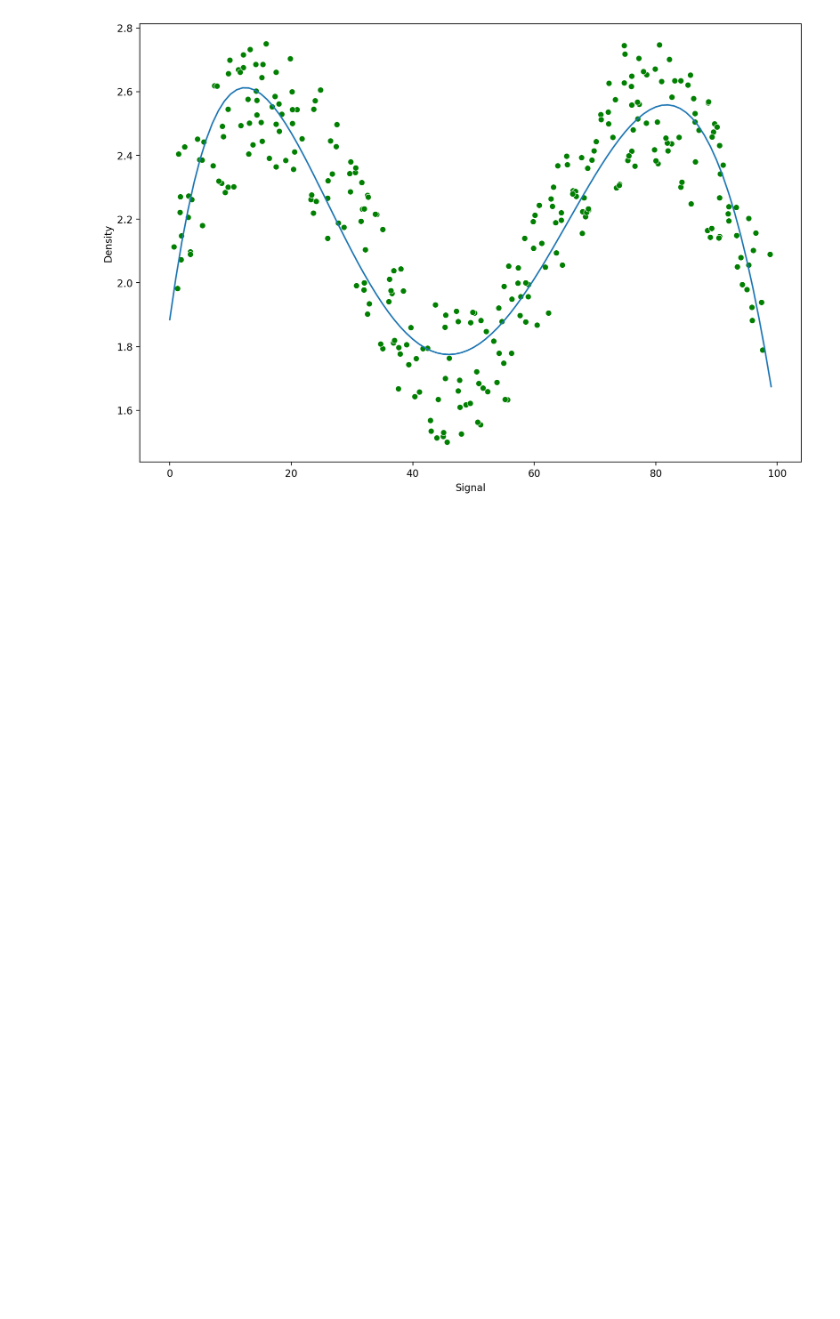
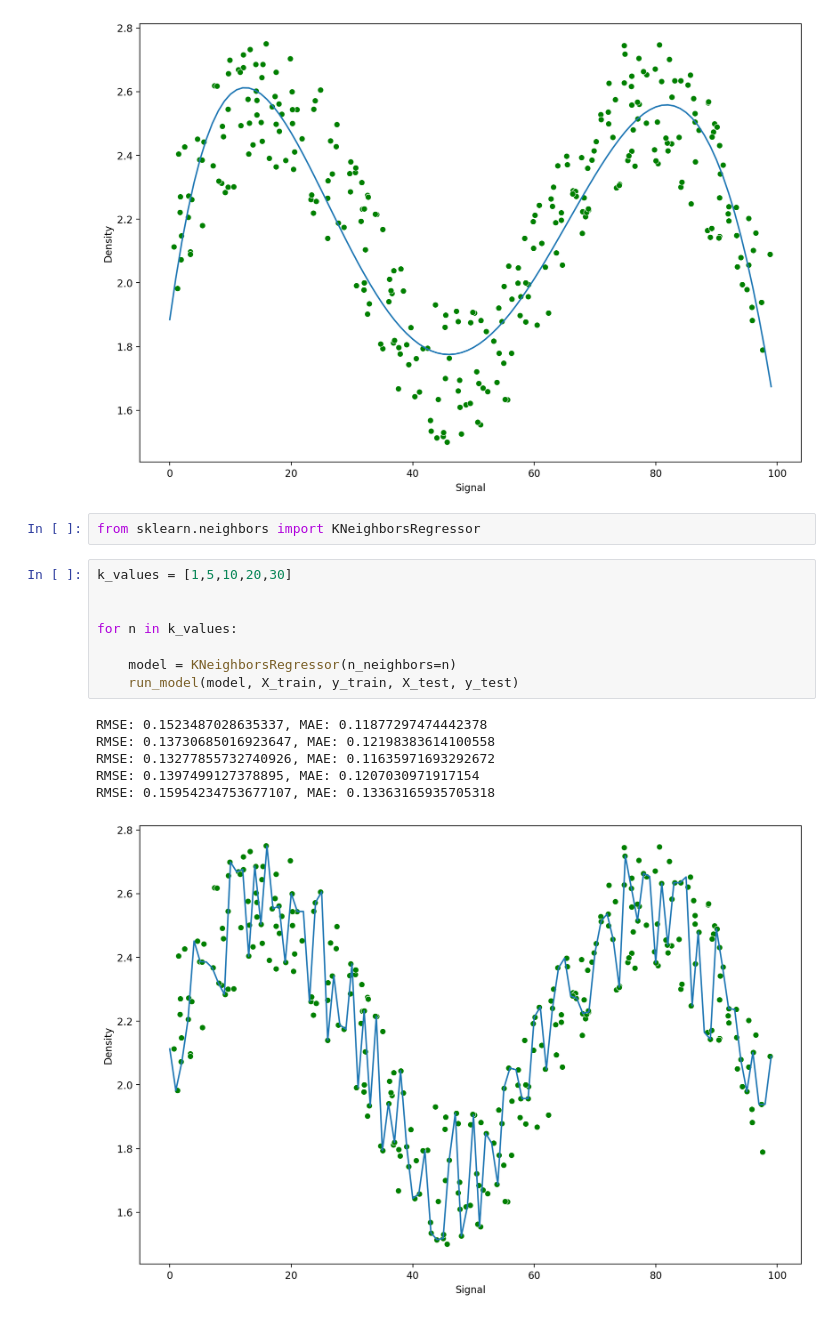
Before and after one commit to smdarshad000-lab/data-science-concepts, a Jupyter notebook: 38_Random_forest_regressor.ipynb, the cells around one changed output. Drawn from its saved outputs; the diff is of its cells as text; blank space fills up the shorter version.

```diff
--- a/38_Random_forest_regressor.ipynb
+++ b/38_Random_forest_regressor.ipynb
@@ -129,3 +129,20 @@ run_model(pipe, X_train, y_train, X_test, y_test)
 # %% [output]
 RMSE: 0.14452813084167157, MAE: 0.11864312011579757
 [figure]
+# %%
+from sklearn.neighbors import KNeighborsRegressor
+# %%
+k_values = [1,5,10,20,30]
+
+
+for n in k_values:
+
+    model = KNeighborsRegressor(n_neighbors=n)
+    run_model(model, X_train, y_train, X_test, y_test)
+# %% [output]
+RMSE: 0.1523487028635337, MAE: 0.11877297474442378
+RMSE: 0.13730685016923647, MAE: 0.12198383614100558
+RMSE: 0.13277855732740926, MAE: 0.11635971693292672
+RMSE: 0.1397499127378895, MAE: 0.1207030971917154
+RMSE: 0.15954234753677107, MAE: 0.13363165935705318
+[figure, added]
```
Also changed, not shown: parts of 11 cells of this notebook.
